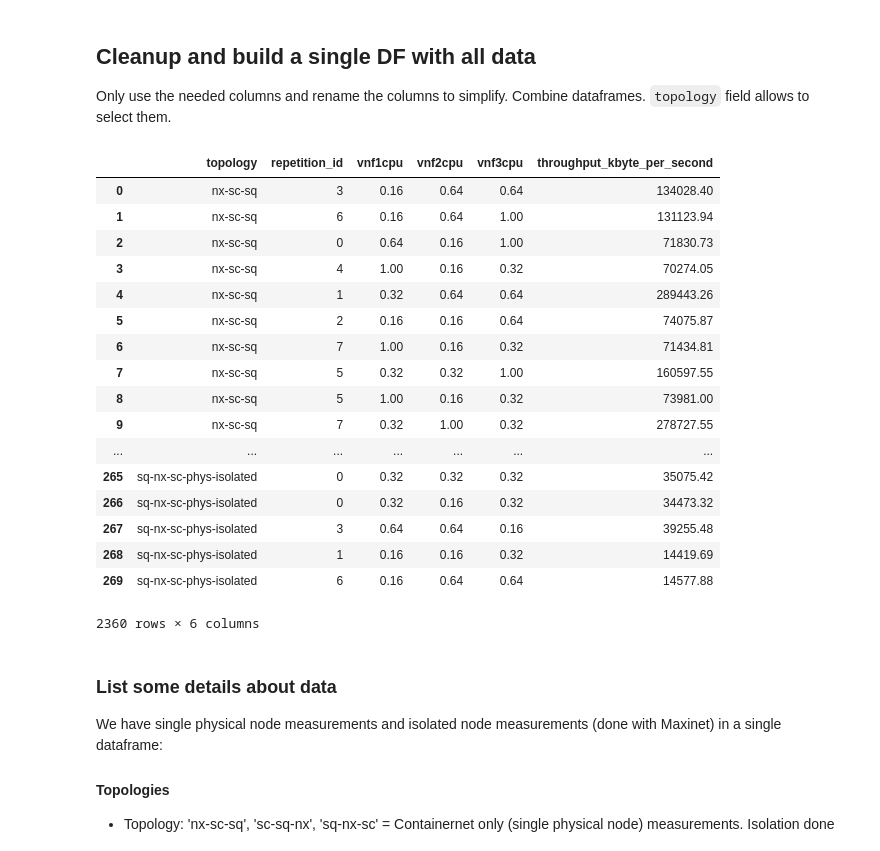
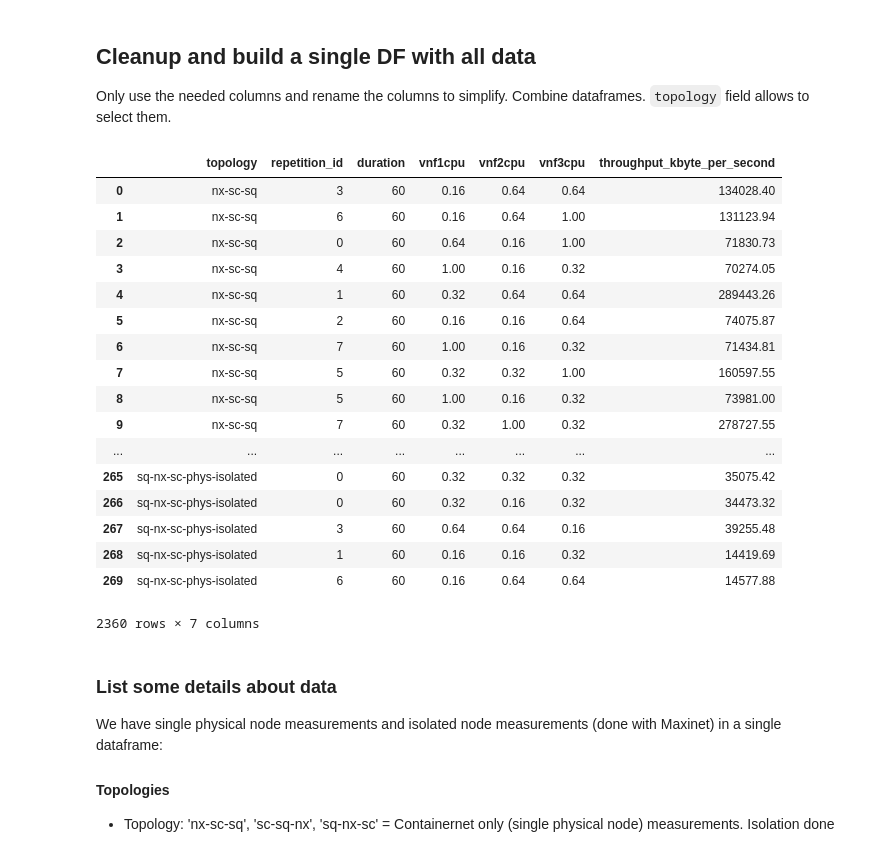
Before and after one commit to CN-UPB/nfv-t-cp, a Jupyter notebook: analysis/tc_paper_nfvsdn_data_cleanup.ipynb, the cells around one changed output. Drawn from its saved outputs; the diff is of its cells as text; code cells hidden in the pictures.

```diff
--- a/analysis/tc_paper_nfvsdn_data_cleanup.ipynb
+++ b/analysis/tc_paper_nfvsdn_data_cleanup.ipynb
@@ -52,51 +52,52 @@ def cleanup_df(in_df):
     filter_columns = {
         "param_name": "topology",
         "param_repetition": "repetition_id",
         #"param_run_id": "rund_id",
+        "param_duration": "duration",
         "param_vnf1:cpu_bw": "vnf1cpu",
         "param_vnf2:cpu_bw": "vnf2cpu",
         "param_vnf3:cpu_bw": "vnf3cpu",
         "in_ab_transfer_rate_kbyte_per_second": "throughput_kbyte_per_second"
     }
     out_df = in_df[list(filter_columns.keys())].copy()
     out_df = out_df.rename(columns=filter_columns)
     # rename data
     out_df["topology"] = out_df["topology"].str.replace("tp-", "")
     out_df["topology"] = out_df["topology"].str.replace("nginxlb", "nx")
     out_df["topology"] = out_df["topology"].str.replace("socat", "sc")
     out_df["topology"] = out_df["topology"].str.replace("squid", "sq")
     out_df["topology"] = out_df["topology"].str.replace("maxinet", "phys-isolated")
     return out_df
 
 # combine dataframes
 df = pd.concat([
     cleanup_df(D_tp_nginx_socat_redir),
     cleanup_df(D_tp_socat_redir_nginx),
     cleanup_df(D_tp_redir_nginx_socat),
     cleanup_df(D_tp_nginx_socat_redir_maxi),
     cleanup_df(D_tp_socat_redir_nginx_maxi),
     cleanup_df(D_tp_redir_nginx_socat_maxi),
 ])
 df
 # %% [output]
-|  | topology | repetition_id | vnf1cpu | vnf2cpu | vnf3cpu | throughput_kbyte_per_second |
-| 0 | nx-sc-sq | 3 | 0.16 | 0.64 | 0.64 | 134028.40 |
-| 1 | nx-sc-sq | 6 | 0.16 | 0.64 | 1.00 | 131123.94 |
-| 2 | nx-sc-sq | 0 | 0.64 | 0.16 | 1.00 | 71830.73 |
-| 3 | nx-sc-sq | 4 | 1.00 | 0.16 | 0.32 | 70274.05 |
-| 4 | nx-sc-sq | 1 | 0.32 | 0.64 | 0.64 | 289443.26 |
-| 5 | nx-sc-sq | 2 | 0.16 | 0.16 | 0.64 | 74075.87 |
-| 6 | nx-sc-sq | 7 | 1.00 | 0.16 | 0.32 | 71434.81 |
-| 7 | nx-sc-sq | 5 | 0.32 | 0.32 | 1.00 | 160597.55 |
-| 8 | nx-sc-sq | 5 | 1.00 | 0.16 | 0.32 | 73981.00 |
-| 9 | nx-sc-sq | 7 | 0.32 | 1.00 | 0.32 | 278727.55 |
-| ... | ... | ... | ... | ... | ... | ... |
-| 265 | sq-nx-sc-phys-isolated | 0 | 0.32 | 0.32 | 0.32 | 35075.42 |
-| 266 | sq-nx-sc-phys-isolated | 0 | 0.32 | 0.16 | 0.32 | 34473.32 |
-| 267 | sq-nx-sc-phys-isolated | 3 | 0.64 | 0.64 | 0.16 | 39255.48 |
-| 268 | sq-nx-sc-phys-isolated | 1 | 0.16 | 0.16 | 0.32 | 14419.69 |
-| 269 | sq-nx-sc-phys-isolated | 6 | 0.16 | 0.64 | 0.64 | 14577.88 |
+|  | topology | repetition_id | duration | vnf1cpu | vnf2cpu | vnf3cpu | throughput_kbyte_per_second |
+| 0 | nx-sc-sq | 3 | 60 | 0.16 | 0.64 | 0.64 | 134028.40 |
+| 1 | nx-sc-sq | 6 | 60 | 0.16 | 0.64 | 1.00 | 131123.94 |
+| 2 | nx-sc-sq | 0 | 60 | 0.64 | 0.16 | 1.00 | 71830.73 |
+| 3 | nx-sc-sq | 4 | 60 | 1.00 | 0.16 | 0.32 | 70274.05 |
+| 4 | nx-sc-sq | 1 | 60 | 0.32 | 0.64 | 0.64 | 289443.26 |
+| 5 | nx-sc-sq | 2 | 60 | 0.16 | 0.16 | 0.64 | 74075.87 |
+| 6 | nx-sc-sq | 7 | 60 | 1.00 | 0.16 | 0.32 | 71434.81 |
+| 7 | nx-sc-sq | 5 | 60 | 0.32 | 0.32 | 1.00 | 160597.55 |
+| 8 | nx-sc-sq | 5 | 60 | 1.00 | 0.16 | 0.32 | 73981.00 |
+| 9 | nx-sc-sq | 7 | 60 | 0.32 | 1.00 | 0.32 | 278727.55 |
+| ... | ... | ... | ... | ... | ... | ... | ... |
+| 265 | sq-nx-sc-phys-isolated | 0 | 60 | 0.32 | 0.32 | 0.32 | 35075.42 |
+| 266 | sq-nx-sc-phys-isolated | 0 | 60 | 0.32 | 0.16 | 0.32 | 34473.32 |
+| 267 | sq-nx-sc-phys-isolated | 3 | 60 | 0.64 | 0.64 | 0.16 | 39255.48 |
+| 268 | sq-nx-sc-phys-isolated | 1 | 60 | 0.16 | 0.16 | 0.32 | 14419.69 |
+| 269 | sq-nx-sc-phys-isolated | 6 | 60 | 0.16 | 0.64 | 0.64 | 14577.88 |
-2360 rows × 6 columns
+2360 rows × 7 columns
 # %% [markdown]
 ### List some details about data
 
```
Also changed, not shown: parts of 3 cells of this notebook.
